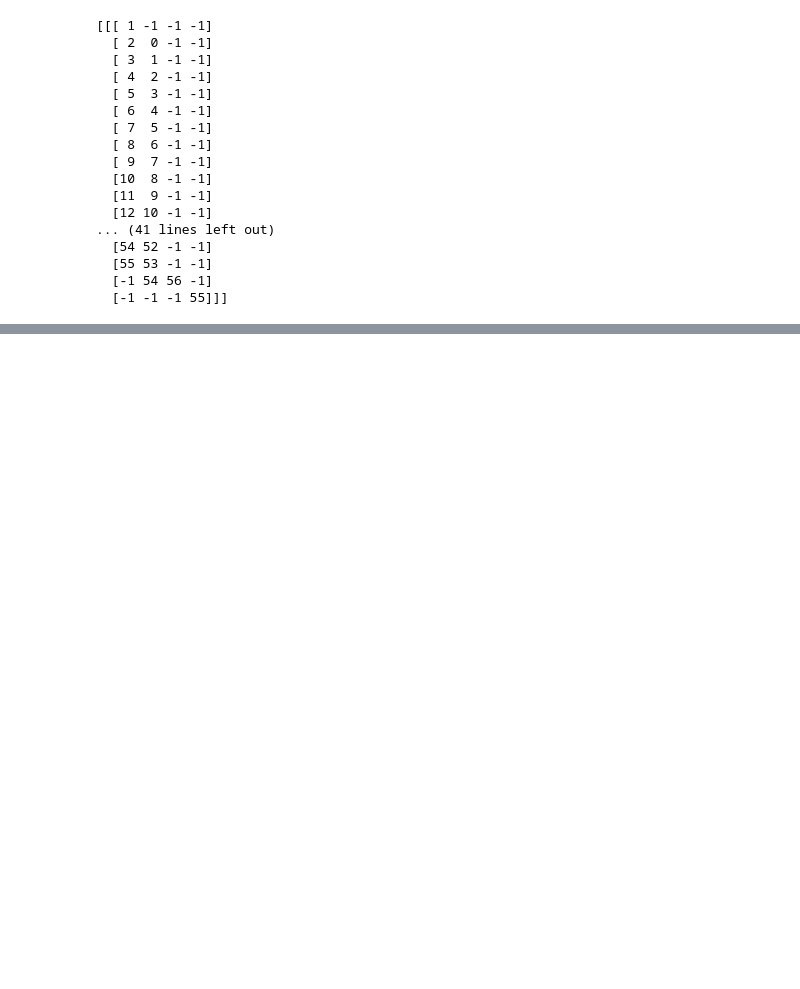
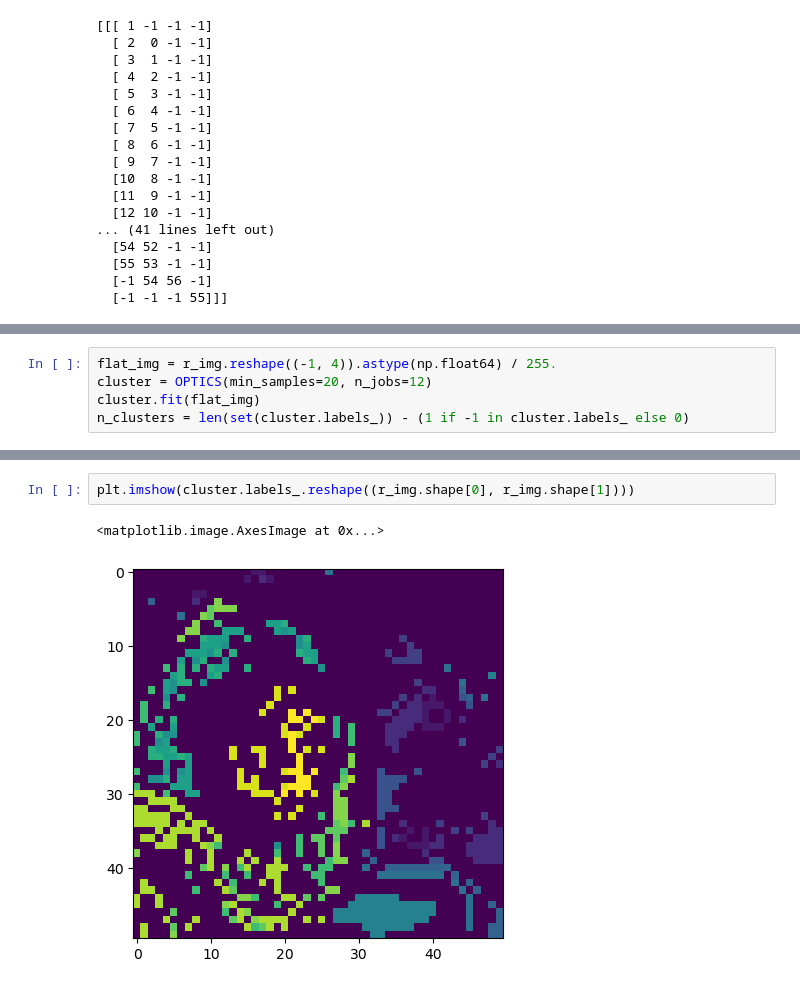
Before and after one commit to icfpc-dniwe/icfpc2022, a Jupyter notebook: src/python/Explore.ipynb, the cells around one changed output, grey strips where cells are left out. Cells and saved outputs as stored; diff of their text form; blank space fills up the shorter version.

```diff
--- a/src/python/Explore.ipynb
+++ b/src/python/Explore.ipynb
@@ -191,0 +206,5 @@ print(hierarchy)
+# %%
+flat_img = r_img.reshape((-1, 4)).astype(np.float64) / 255.
+cluster = OPTICS(min_samples=20, n_jobs=12)
+cluster.fit(flat_img)
+n_clusters = len(set(cluster.labels_)) - (1 if -1 in cluster.labels_ else 0)
@@ -191,0 +215,5 @@ print(hierarchy)
+# %%
+plt.imshow(cluster.labels_.reshape((r_img.shape[0], r_img.shape[1])))
+# %% [output]
+<matplotlib.image.AxesImage at 0x...>
+[figure, added]
```
Also changed, not shown: parts of 21 cells of this notebook, 2 other files.
